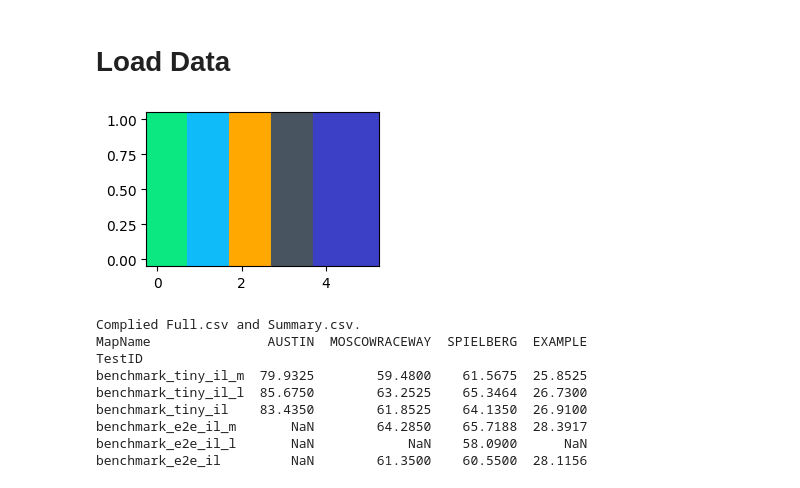
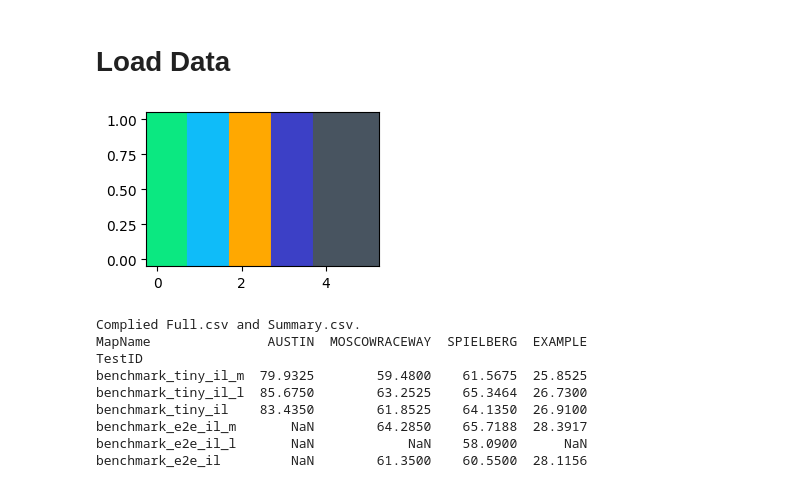
Before and after one commit to bakhbyergyen7/f1tenth_benchmarks, a Jupyter notebook: f1tenth_benchmarks/benchmark_results/tiny_notebook.ipynb, the cells around one changed output. Drawn from its saved outputs; the diff is of its cells as text; code cells hidden in the pictures.

Commit message:
updated figures for TLN_M vs MLP_M

```diff
--- a/f1tenth_benchmarks/benchmark_results/tiny_notebook.ipynb
+++ b/f1tenth_benchmarks/benchmark_results/tiny_notebook.ipynb
@@ -63,35 +63,35 @@ neat_planner_names = [
     #"Opti. & tracking",
     #"Follow-the-Gap",
     r"MLP256$^s$",
     r"MLP256$^m$",
     r"MLP256$^l$",
     # "MLP128",
     #"MLP256(DRL)",
     r"TinyLidarNet$^s$",
     r"TinyLidarNet$^m$",
     r"TinyLidarNet$^l$",
     # r"TinyLidarNet$^temporal$",
     # r"TinyLidarNet$^birdeye$",
     #r"TinyLidarNet$^s$$_{mean}$",
     #r"TinyLidarNet$^s$$_{min}$",
     #r"TinyLidarNet$^s$$_{max}$",
     #'TinyLidarNet(DRL)'
 ]
 
 
 
 n_planners = len(planners)
 map_list = ["example","MoscowRaceway", "Austin", "Spielberg"]
 
 #planner_colors = [chrome_yellow, lighter_purple]
-planner_colors = [red_orange,   minty_green, disco_ball, chrome_yellow,  good_grey, free_speech,   vibe_yellow, periwinkle, sweedish_green, high_pink,]
+planner_colors = [red_orange,   minty_green, disco_ball, chrome_yellow,   free_speech, good_grey,  vibe_yellow, periwinkle, sweedish_green, high_pink,]
 #planner_colors = [red_orange,   minty_green, chrome_yellow, disco_ball, good_grey, free_speech,   vibe_yellow]
 
 plt.figure(figsize=(3, 2))
 for i in range(n_planners):
     plt.plot([i, i], [0, 1], color=planner_colors[i], linewidth=80)
 # %% [output]
-[figure, old version]
+[figure, new version]
 # %%
 process_data()
 
```
Also changed, not shown: parts of 2 cells of this notebook, 3 other files.
